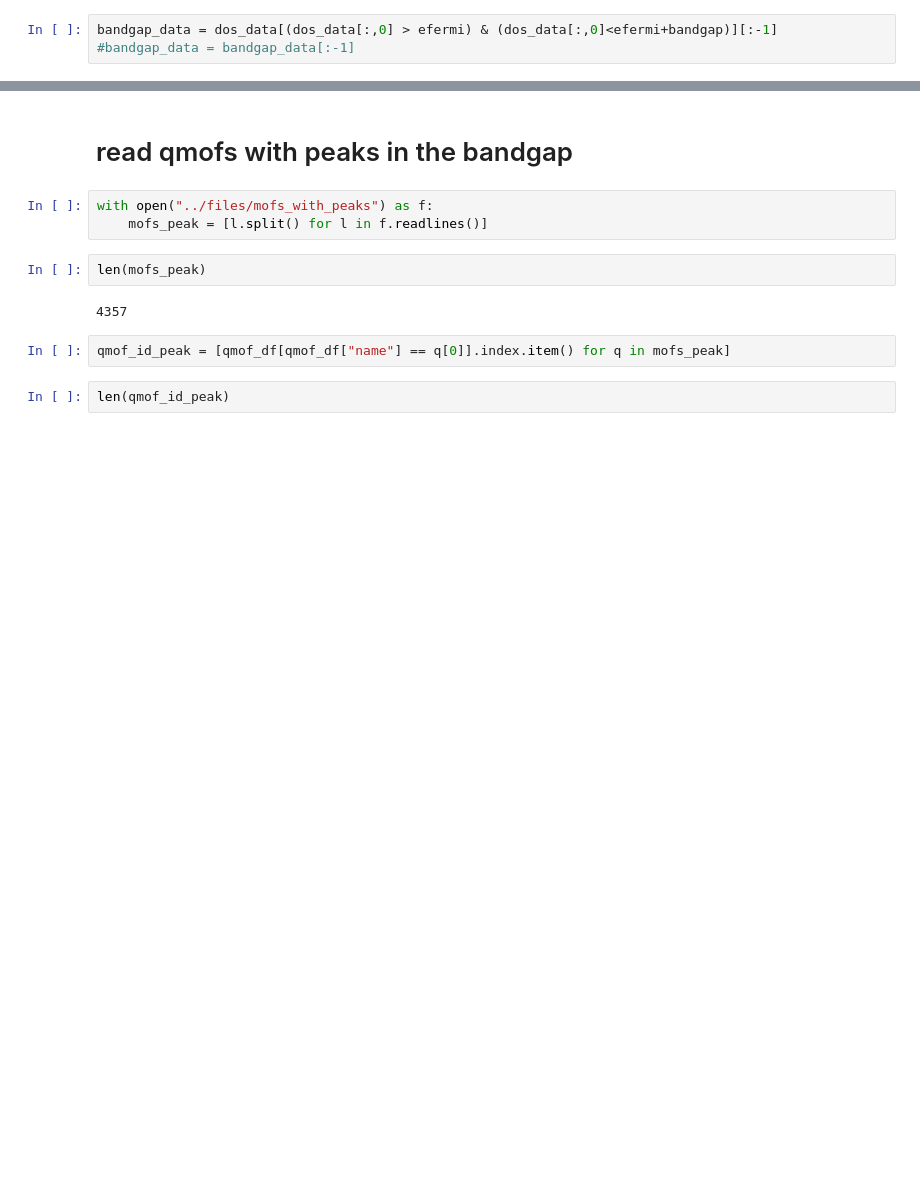
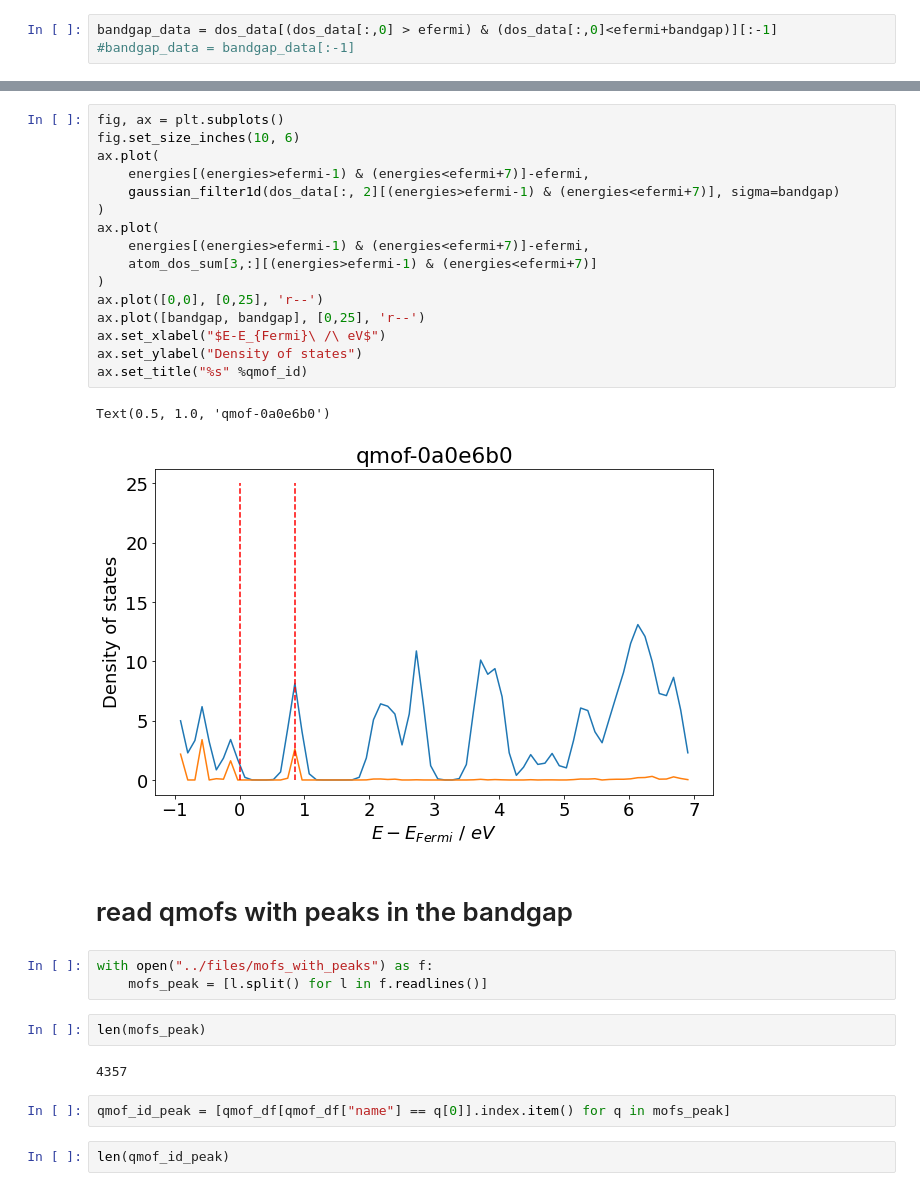
Before and after one commit to XiaoqZhang/qmof_dataparser, a Jupyter notebook: dev/20221025_check_peaks_bandgap.ipynb, the cells around one changed output, grey strips where cells are left out. Saved outputs shown, nothing was run; the diff lists cells and outputs as text; blank space fills up the shorter version.

```diff
--- a/dev/20221025_check_peaks_bandgap.ipynb
+++ b/dev/20221025_check_peaks_bandgap.ipynb
@@ -87,3 +106,22 @@ sum(bandgap_data[:,1]>0)
+# %%
+fig, ax = plt.subplots()
+fig.set_size_inches(10, 6)
+ax.plot(
+    energies[(energies>efermi-1) & (energies<efermi+7)]-efermi,
+    gaussian_filter1d(dos_data[:, 2][(energies>efermi-1) & (energies<efermi+7)], sigma=bandgap)
+)
+ax.plot(
+    energies[(energies>efermi-1) & (energies<efermi+7)]-efermi,
+    atom_dos_sum[3,:][(energies>efermi-1) & (energies<efermi+7)]
+)
+ax.plot([0,0], [0,25], 'r--')
+ax.plot([bandgap, bandgap], [0,25], 'r--')
+ax.set_xlabel("$E-E_{Fermi}\ /\ eV$")
+ax.set_ylabel("Density of states")
+ax.set_title("%s" %qmof_id)
+# %% [output]
+Text(0.5, 1.0, 'qmof-0a0e6b0')
+[figure, added]
 # %% [markdown]
 # read qmofs with peaks in the bandgap
 # %%
```
Also changed, not shown: parts of 17 cells of this notebook, 50 other files.
